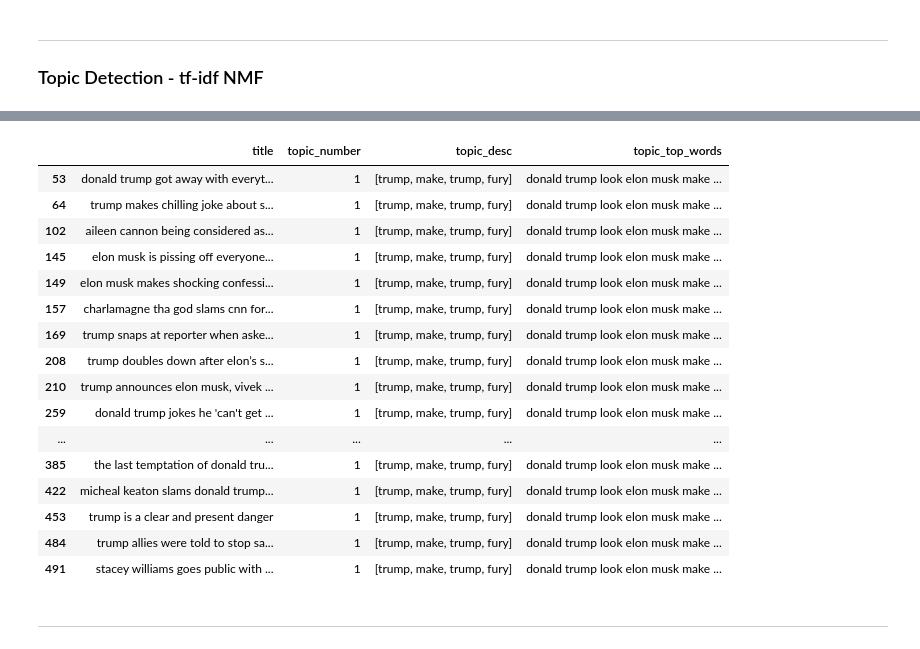
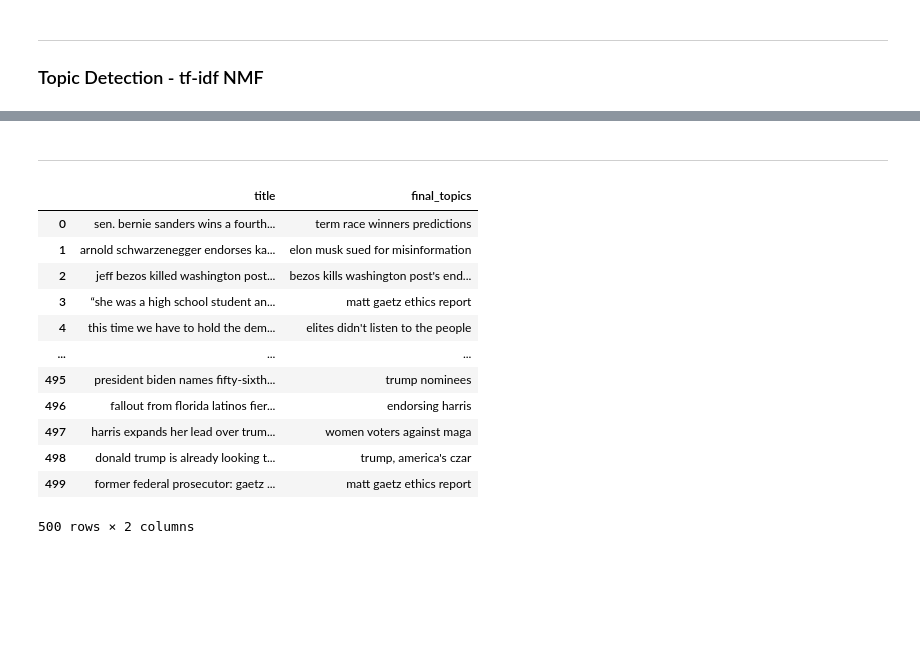
Before and after one commit to wiIliu/CSI4810_project2_redditPostTopicDetection, a Jupyter notebook: CSI4810_project2.ipynb, the cells around one changed output, grey strips where cells are left out. Saved outputs shown, nothing was run; the diff lists cells and outputs as text; code cells hidden in the pictures; blank space fills up the shorter version.

```diff
--- a/CSI4810_project2.ipynb
+++ b/CSI4810_project2.ipynb
@@ -276,23 +277,39 @@ topicDocMatrix.drop('topic_top_words',axis=1)
 500 rows × 3 columns
-# %%
-topicDocMatrix[topicDocMatrix['topic_number'] == 1]
-# %% [output]
-|  | title | topic_number | topic_desc | topic_top_words |
-| 53 | donald trump got away with everyt... | 1 | [trump, make, trump, fury] | donald trump look elon musk make ... |
-| 64 | trump makes chilling joke about s... | 1 | [trump, make, trump, fury] | donald trump look elon musk make ... |
-| 102 | aileen cannon being considered as... | 1 | [trump, make, trump, fury] | donald trump look elon musk make ... |
-| 145 | elon musk is pissing off everyone... | 1 | [trump, make, trump, fury] | donald trump look elon musk make ... |
-| 149 | elon musk makes shocking confessi... | 1 | [trump, make, trump, fury] | donald trump look elon musk make ... |
-| 157 | charlamagne tha god slams cnn for... | 1 | [trump, make, trump, fury] | donald trump look elon musk make ... |
-| 169 | trump snaps at reporter when aske... | 1 | [trump, make, trump, fury] | donald trump look elon musk make ... |
-| 208 | trump doubles down after elon’s s... | 1 | [trump, make, trump, fury] | donald trump look elon musk make ... |
-| 210 | trump announces elon musk, vivek ... | 1 | [trump, make, trump, fury] | donald trump look elon musk make ... |
-| 259 | donald trump jokes he 'can't get ... | 1 | [trump, make, trump, fury] | donald trump look elon musk make ... |
-| ... | ... | ... | ... | ... |
-| 385 | the last temptation of donald tru... | 1 | [trump, make, trump, fury] | donald trump look elon musk make ... |
-| 422 | micheal keaton slams donald trump... | 1 | [trump, make, trump, fury] | donald trump look elon musk make ... |
-| 453 | trump is a clear and present danger | 1 | [trump, make, trump, fury] | donald trump look elon musk make ... |
-| 484 | trump allies were told to stop sa... | 1 | [trump, make, trump, fury] | donald trump look elon musk make ... |
-| 491 | stacey williams goes public with ... | 1 | [trump, make, trump, fury] | donald trump look elon musk make ... |
 # %% [markdown]
 ---
+# %%
+finalizedTopics = pd.concat([pd.DataFrame(["harris leads over trump",
+                    "trump news",
+                    "elon musk sued for misinformation",
+                    "bezos kills washington post's endorsement",
+                    'matt gaetz ethics report',
+                    'urging voters to vote',
+                    'trump election results',
+                    'women voters against maga',
+                    'term race winners predictions',
+                    'trump madison square rally',
+                    'voters reaction to trump comments',
+                    "trump, america's czar",
+                    "elites didn't listen to the people",
+                    'women send a message',
+                    'trump nominees',
+                    'trump and biden plans',
+                    'trump campaign breaks down',
+                    'endorsing harris',
+                    'ballot and rally turnouts',
+                    "trump's losses"],columns=['final_topics']),pd.DataFrame([i for i in range(20)],columns=['topic_number'])],axis=1)
+topicDocMatrix.join(finalizedTopics[['final_topics']], on='topic_number').drop(['topic_desc','topic_top_words','topic_number'],axis=1)
+# %% [output]
+|  | title | final_topics |
+| 0 | sen. bernie sanders wins a fourth... | term race winners predictions |
+| 1 | arnold schwarzenegger endorses ka... | elon musk sued for misinformation |
+| 2 | jeff bezos killed washington post... | bezos kills washington post's end... |
+| 3 | “she was a high school student an... | matt gaetz ethics report |
+| 4 | this time we have to hold the dem... | elites didn't listen to the people |
+| ... | ... | ... |
+| 495 | president biden names fifty-sixth... | trump nominees |
+| 496 | fallout from florida latinos fier... | endorsing harris |
+| 497 | harris expands her lead over trum... | women voters against maga |
+| 498 | donald trump is already looking t... | trump, america's czar |
+| 499 | former federal prosecutor: gaetz ... | matt gaetz ethics report |
+500 rows × 2 columns
```
Also changed, not shown: parts of 9 cells of this notebook.
